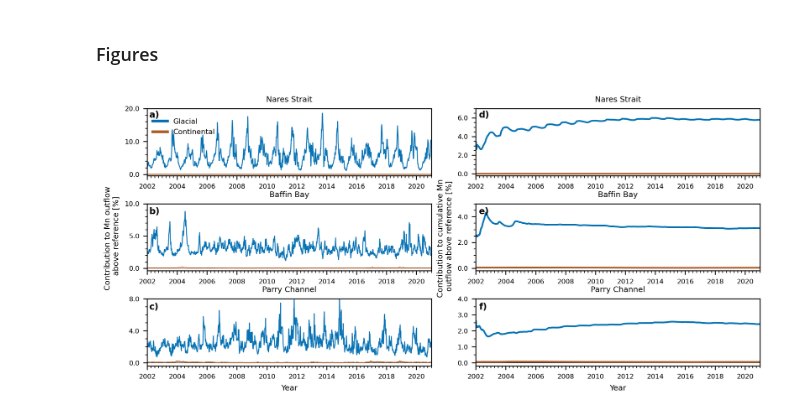
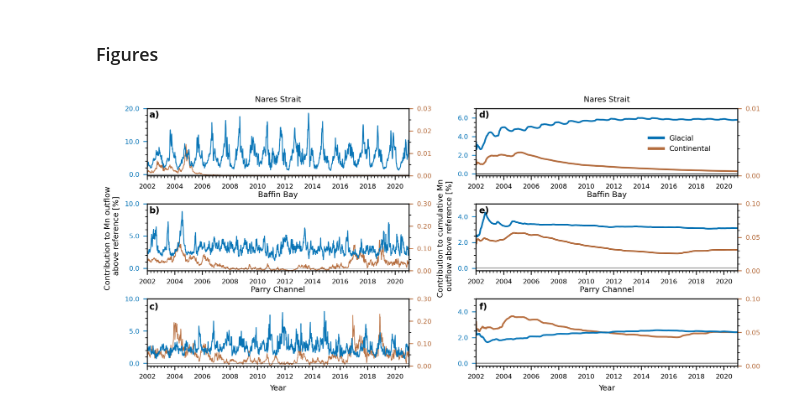
Before and after one commit to brogalla/Mn-CAA-terrestrial-runoff, a Jupyter notebook: paper-materials/R6-time-series.ipynb, the cells around one changed output. Drawn from its saved outputs; the diff is of its cells as text; code cells hidden in the pictures.

```diff
--- a/paper-materials/R6-time-series.ipynb
+++ b/paper-materials/R6-time-series.ipynb
@@ -29,7 +29,7 @@ folder_cont = '/data/brogalla/run_storage/river-continental-202206/'
 # Colors:
 color_glac_dark = '#05507d'
 color_glac = '#0873b4'
-color_cont = '#ab5c29'
+color_cont = '#b36c3e' # '#ab5c29'
 
 # Years to include:
 years = [2002, 2003, 2004, 2005, 2006, 2007, 2008, 2009, 2010, 2011, 2012, 2013, 2014, 2015, \
@@ -241,73 +241,107 @@ for axis in ax.ravel():
     axis.set_xlim(dt.datetime(2002,1,1),dt.datetime(2021,1,1))
     axis.yaxis.set_major_formatter(FormatStrFormatter('%.1f'))
     axis.xaxis.set_minor_locator(mdates.MonthLocator(bymonth=(1,4,7,10)))
+    axis.tick_params(axis='y', colors=color_glac)
 
 #----------- Nares Strait ----------------------
 ax[0,0].set_title('Nares Strait', fontsize=7)
+ax00 = ax[0,0].twinx()
+ax00.set_ylim(0,0.03)
+ax00.yaxis.set_major_locator(MultipleLocator(0.01));
+ax00.yaxis.set_minor_locator(MultipleLocator(0.005));
+ax00.plot(dates, NSS_continental_neg, linewidth=0.7, color=color_cont)
 ax[0,0].set_ylim(-0.4,20)
 ax[0,0].yaxis.set_major_locator(MultipleLocator(10));
 ax[0,0].yaxis.set_minor_locator(MultipleLocator(2));
 ax[0,0].plot([dates[0], dates[-1]],[0, 0], linewidth=0.3, color='k')
 ax[0,0].plot(dates, NSS_glacial_neg    , linewidth=0.8, color=color_glac)
-ax[0,0].plot(dates, NSS_continental_neg, linewidth=0.8, color=color_cont)
-ax[0,0].plot([0,0], [0,0], linewidth=2.5, color=color_glac, label='Glacial')
-ax[0,0].plot([0,0], [0,0], linewidth=2.5, color=color_cont, label='Continental')
-ax[0,0].legend(loc=(0.01, 0.55), frameon=False, framealpha=0.5, fontsize=6.5)
+ax00.set_zorder(1); ax[0,0].patch.set_alpha(0.0); ax[0,0].set_zorder(2);
 
 ax[0,1].set_title('Nares Strait', fontsize=7)
+ax01 = ax[0,1].twinx()
+ax01.set_ylim(0,0.01)
+ax01.yaxis.set_major_locator(MultipleLocator(0.01));
+ax01.yaxis.set_minor_locator(MultipleLocator(0.002));
+ax01.plot(dates, NSS_continental_cumsum_neg, linewidth=1.5, color=color_cont)
 ax[0,1].set_ylim(-0.2,7)
 ax[0,1].yaxis.set_major_locator(MultipleLocator(2));
 ax[0,1].yaxis.set_minor_locator(MultipleLocator(0.5));
 ax[0,1].plot([dates[0], dates[-1]],[0, 0], linewidth=0.5, color='k')
 ax[0,1].plot(dates, NSS_glacial_cumsum_neg    , linewidth=1.5, color=color_glac)
-ax[0,1].plot(dates, NSS_continental_cumsum_neg, linewidth=1.5, color=color_cont)
+ax[0,1].plot([0,0], [0,0], linewidth=2.5, color=color_glac, label='Glacial')
+ax[0,1].plot([0,0], [0,0], linewidth=2.5, color=color_cont, label='Continental')
+ax[0,1].legend(loc=(0.65, 0.30), frameon=False, framealpha=0.5, fontsize=6.5)
 
 #----------- Baffin Bay ------------------------
 ax[1,0].set_title('Baffin Bay', fontsize=7)
+ax10 = ax[1,0].twinx()
+ax10.set_ylim(0,0.3)
+ax10.yaxis.set_major_locator(MultipleLocator(0.1));
+ax10.yaxis.set_minor_locator(MultipleLocator(0.05));
+ax10.plot(dates, BB_continental_neg, linewidth=0.7, color=color_cont)
 ax[1,0].set_ylim(-0.4,10)
 ax[1,0].yaxis.set_major_locator(MultipleLocator(5));
 ax[1,0].yaxis.set_minor_locator(MultipleLocator(1));
 ax[1,0].plot([dates[0], dates[-1]],[0, 0], linewidth=0.3, color='k')
 ax[1,0].plot(dates, BB_glacial_neg    , linewidth=0.8, color=color_glac)
-ax[1,0].plot(dates, BB_continental_neg, linewidth=0.8, color=color_cont)
+ax10.set_zorder(1); ax[1,0].patch.set_alpha(0.0); ax[1,0].set_zorder(2);
 
 ax[1,1].set_title('Baffin Bay', fontsize=7)
+ax11 = ax[1,1].twinx()
+ax11.set_ylim(0,0.1)
+ax11.yaxis.set_major_locator(MultipleLocator(0.05));
+ax11.yaxis.set_minor_locator(MultipleLocator(0.01));
+ax11.plot(dates, BB_continental_cumsum_neg , linewidth=1.5, color=color_cont)
 ax[1,1].set_ylim(-0.2, 5)
 ax[1,1].yaxis.set_major_locator(MultipleLocator(2));
 ax[1,1].yaxis.set_minor_locator(MultipleLocator(0.5));
 ax[1,1].plot([dates[0], dates[-1]],[0, 0], linewidth=0.5, color='k')
-ax[1,1].plot(dates, BB_continental_cumsum_neg , linewidth=1.5, color=color_cont)
 ax[1,1].plot(dates, BB_glacial_cumsum_neg , linewidth=1.5, color=color_glac)
 
 #----------- Parry Channel ---------------------
 ax[2,0].set_title('Parry Channel', fontsize=7)
-ax[2,0].set_ylim(-0.4,8)
-ax[2,0].yaxis.set_major_locator(MultipleLocator(4));
+ax20 = ax[2,0].twinx()
+ax20.set_ylim(0,0.3)
+ax20.yaxis.set_major_locator(MultipleLocator(0.1));
+ax20.yaxis.set_minor_locator(MultipleLocator(0.05));
+ax20.plot(dates, PCE_continental_neg, linewidth=0.6, color=color_cont)
+ax[2,0].set_ylim(-0.4,10)
+ax[2,0].yaxis.set_major_locator(MultipleLocator(5));
 ax[2,0].yaxis.set_minor_locator(MultipleLocator(1));
 ax[2,0].plot([dates[0], dates[-1]],[0, 0], linewidth=0.3, color='k')
 ax[2,0].plot(dates, PCE_glacial_neg    , linewidth=0.8, color=color_glac)
-ax[2,0].plot(dates, PCE_continental_neg, linewidth=0.8, color=color_cont)
+ax20.set_zorder(1); ax[2,0].patch.set_alpha(0.0); ax[2,0].set_zorder(2);
 
 ax[2,1].set_title('Parry Channel', fontsize=7)
-ax[2,1].set_ylim(-0.2, 4)
-ax[2,1].yaxis.set_major_locator(MultipleLocator(1));
+ax21 = ax[2,1].twinx()
+ax21.set_ylim(0,0.1)
+ax21.yaxis.set_major_locator(MultipleLocator(0.05));
+ax21.yaxis.set_minor_locator(MultipleLocator(0.01));
+ax21.plot(dates, PCE_continental_cumsum_neg , linewidth=1.5, color=color_cont)
+ax[2,1].set_ylim(-0.2, 5)
+ax[2,1].yaxis.set_major_locator(MultipleLocator(2));
 ax[2,1].yaxis.set_minor_locator(MultipleLocator(0.5));
 ax[2,1].plot([dates[0], dates[-1]],[0, 0], linewidth=0.5, color='k')
 ax[2,1].plot(dates, PCE_glacial_cumsum_neg , linewidth=1.5, color=color_glac)
-ax[2,1].plot(dates, PCE_continental_cumsum_neg , linewidth=1.5, color=color_cont)
+ax21.set_zorder(1); ax[2,1].patch.set_alpha(0.0); ax[2,1].set_zorder(2);
 
 #---------------------------------------------
+for axis in [ax00, ax01, ax10, ax11, ax20, ax21]:
+    axis.tick_params(axis='both', which='major', labelsize=6)
+    axis.yaxis.set_major_formatter(FormatStrFormatter('%.2f'))
+    axis.tick_params(axis='y', colors=color_cont)
+
 plt.tight_layout(w_pad=0.5, h_pad=-1)
 
 # add text labels:
 fig.text(0.084, 0.895, 'a)', fontsize=8, weight='bold');
-fig.text(0.084, 0.593, 'b)', fontsize=8, weight='bold');
+fig.text(0.084, 0.596, 'b)', fontsize=8, weight='bold');
 fig.text(0.084, 0.295, 'c)', fontsize=8, weight='bold');
 
 fig.text(0.569, 0.895, 'd)', fontsize=8, weight='bold');
-fig.text(0.569, 0.593, 'e)', fontsize=8, weight='bold');
+fig.text(0.569, 0.596, 'e)', fontsize=8, weight='bold');
 fig.text(0.569, 0.295, 'f)', fontsize=8, weight='bold');
 
-fig.savefig('/ocean/brogalla/GEOTRACES/figures/rivers-paper-202206/R6-time-series.jpg', bbox_inches='tight', dpi=300)
+fig.savefig('/ocean/brogalla/GEOTRACES/figures/rivers-paper-202212/R6-time-series.jpg', bbox_inches='tight', dpi=300)
 # %% [output]
-[figure, old version]
+[figure, new version]
```
